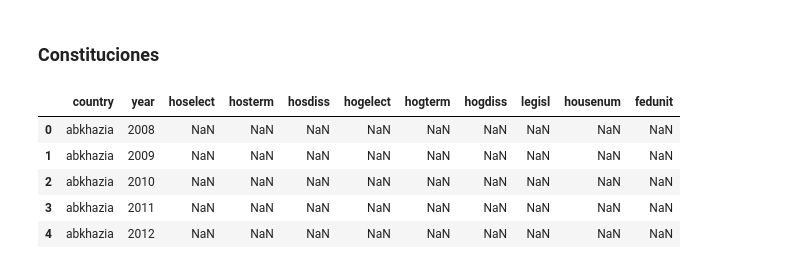
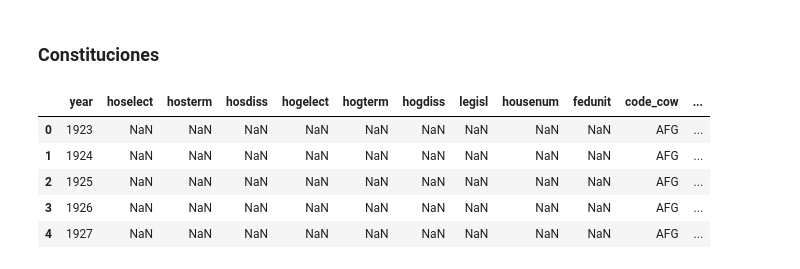
Before and after one commit to Morante-tech/PoliticAI, a Jupyter notebook: privado-articulos/notebooks/5_gm_instituciones.ipynb, the cells around one changed output. Saved outputs shown, nothing was run; the diff lists cells and outputs as text; code cells hidden in the pictures.

```diff
--- a/privado-articulos/notebooks/5_gm_instituciones.ipynb
+++ b/privado-articulos/notebooks/5_gm_instituciones.ipynb
@@ -74,5 +76,8 @@ df_poblacion = clean_df_format(df_poblacion)
 df_constituciones_red = pd.read_csv("../../data/staging/mundial/constituciones_reducido.csv", sep=",")
 df_constituciones_red = clean_df_format(df_constituciones_red)
+# %%
+df_cow = pd.read_csv("../../data/staging/mundial/cow_country_codes.csv", sep=",")
+df_cow = clean_df_format(df_cow)
 # %% [markdown]
 # Tabla Macro
 # %% [markdown]
@@ -276,16 +281,23 @@ filas:  (170, 18)
 | 4 | ARG | argentina | 2013 | 1 | F | 80 | ARG | ... |
 # %% [markdown]
 ### Constituciones
-# %%
-df_constituciones_red_idx = df_constituciones_red
-df_constituciones_red_idx = clean_country_names(df=df_constituciones_red_idx, column="country")
-df_constituciones_red_idx.year = df_constituciones_red_idx.year.astype(int)
-df_constituciones_red_idx.head()
-# %% [output]
-|  | country | year | hoselect | hosterm | hosdiss | hogelect | hogterm | hogdiss | legisl | housenum | fedunit |
-| 0 | abkhazia | 2008 | NaN | NaN | NaN | NaN | NaN | NaN | NaN | NaN | NaN |
-| 1 | abkhazia | 2009 | NaN | NaN | NaN | NaN | NaN | NaN | NaN | NaN | NaN |
-| 2 | abkhazia | 2010 | NaN | NaN | NaN | NaN | NaN | NaN | NaN | NaN | NaN |
-| 3 | abkhazia | 2011 | NaN | NaN | NaN | NaN | NaN | NaN | NaN | NaN | NaN |
-| 4 | abkhazia | 2012 | NaN | NaN | NaN | NaN | NaN | NaN | NaN | NaN | NaN |
+# %%
+df_cow = df_cow.rename(columns={"ccode":"cowcode"})
+df_cow = df_cow[["stateabb", "cowcode", "statenme"]].drop_duplicates()
+# %%
+df_constituciones_idx = df_constituciones_red.merge(right=df_cow, on="cowcode", how="inner")
+# %%
+#df_constituciones_idx = df_constituciones_idx.drop(columns=["country", "cowcode"], axis=1)
+df_constituciones_idx = df_constituciones_idx.drop(columns=["cowcode", "country"], axis=1)
+df_constituciones_idx = df_constituciones_idx.rename(columns={"stateabb":"code_cow"})
+df_constituciones_idx = clean_country_names(df=df_constituciones_idx, column="statenme")
+df_constituciones_idx.year = df_constituciones_idx.year.astype(int)
+df_constituciones_idx.head()
+# %% [output]
+|  | year | hoselect | hosterm | hosdiss | hogelect | hogterm | hogdiss | legisl | housenum | fedunit | code_cow | ... |
+| 0 | 1923 | NaN | NaN | NaN | NaN | NaN | NaN | NaN | NaN | NaN | AFG | ... |
+| 1 | 1924 | NaN | NaN | NaN | NaN | NaN | NaN | NaN | NaN | NaN | AFG | ... |
+| 2 | 1925 | NaN | NaN | NaN | NaN | NaN | NaN | NaN | NaN | NaN | AFG | ... |
+| 3 | 1926 | NaN | NaN | NaN | NaN | NaN | NaN | NaN | NaN | NaN | AFG | ... |
+| 4 | 1927 | NaN | NaN | NaN | NaN | NaN | NaN | NaN | NaN | NaN | AFG | ... |
 # %%
```
Also changed, not shown: parts of 6 cells of this notebook.
